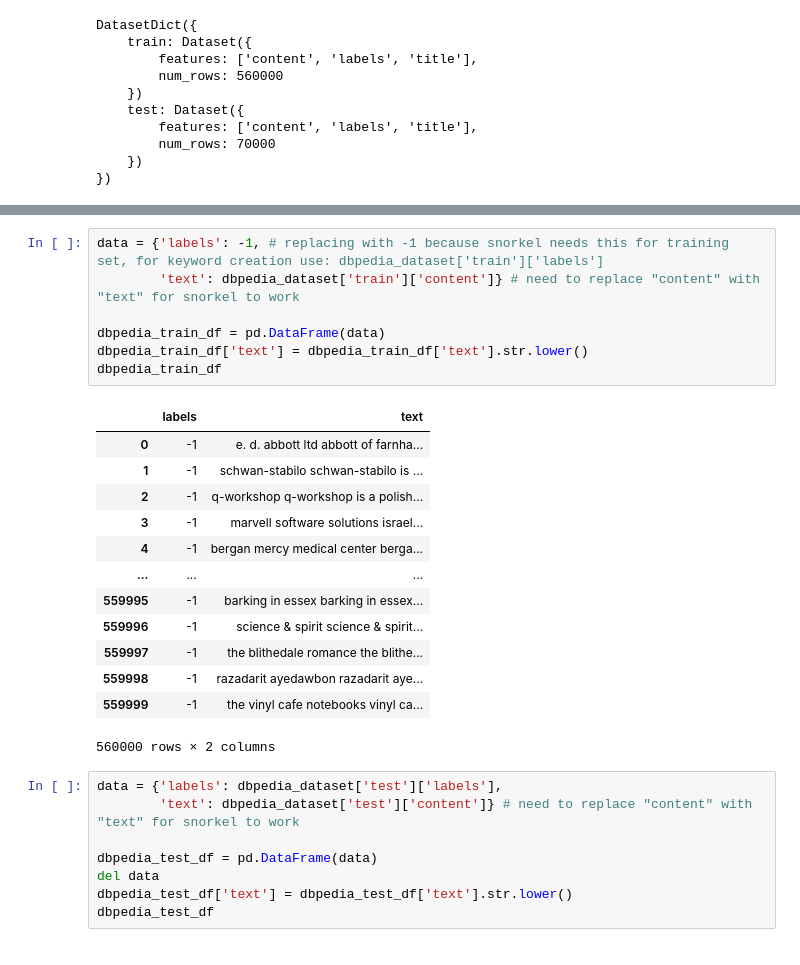
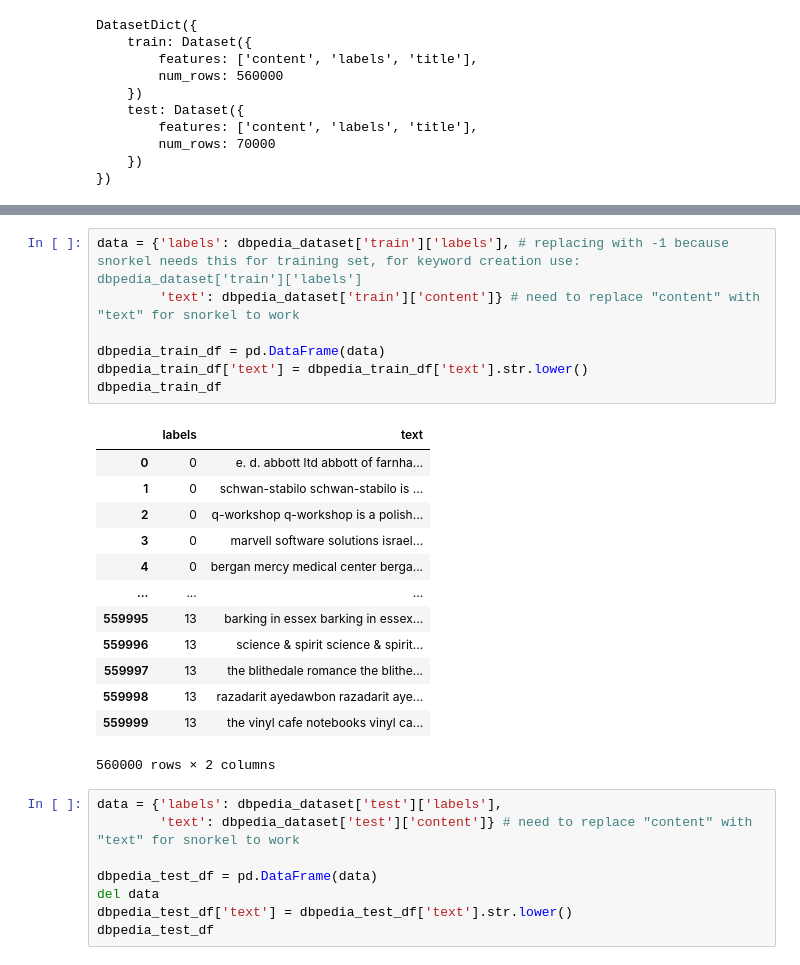
Before and after one commit to JayThibs/Weak-Supervised-Learning-Case-Study, a Jupyter notebook: text_classifier/notebooks/03_dbpedia_14_snorkel_dataset_labeling.ipynb, the cells around one changed output, grey strips where cells are left out. Drawn from its saved outputs; the diff is of its cells as text.

```diff
--- a/text_classifier/notebooks/03_dbpedia_14_snorkel_dataset_labeling.ipynb
+++ b/text_classifier/notebooks/03_dbpedia_14_snorkel_dataset_labeling.ipynb
@@ -43,23 +50,23 @@ DatasetDict({
 # %%
-data = {'labels': -1, # replacing with -1 because snorkel needs this for training set, for keyword creation use: dbpedia_dataset['train']['labels']
+data = {'labels': dbpedia_dataset['train']['labels'], # replacing with -1 because snorkel needs this for training set, for keyword creation use: dbpedia_dataset['train']['labels']
         'text': dbpedia_dataset['train']['content']} # need to replace "content" with "text" for snorkel to work
 
 dbpedia_train_df = pd.DataFrame(data)
 dbpedia_train_df['text'] = dbpedia_train_df['text'].str.lower()
 dbpedia_train_df
 # %% [output]
 |  | labels | text |
-| 0 | -1 | e. d. abbott ltd abbott of farnha... |
-| 1 | -1 | schwan-stabilo schwan-stabilo is ... |
-| 2 | -1 | q-workshop q-workshop is a polish... |
-| 3 | -1 | marvell software solutions israel... |
-| 4 | -1 | bergan mercy medical center berga... |
+| 0 | 0 | e. d. abbott ltd abbott of farnha... |
+| 1 | 0 | schwan-stabilo schwan-stabilo is ... |
+| 2 | 0 | q-workshop q-workshop is a polish... |
+| 3 | 0 | marvell software solutions israel... |
+| 4 | 0 | bergan mercy medical center berga... |
 | ... | ... | ... |
-| 559995 | -1 | barking in essex barking in essex... |
-| 559996 | -1 | science & spirit science & spirit... |
-| 559997 | -1 | the blithedale romance the blithe... |
-| 559998 | -1 | razadarit ayedawbon razadarit aye... |
-| 559999 | -1 | the vinyl cafe notebooks vinyl ca... |
+| 559995 | 13 | barking in essex barking in essex... |
+| 559996 | 13 | science & spirit science & spirit... |
+| 559997 | 13 | the blithedale romance the blithe... |
+| 559998 | 13 | razadarit ayedawbon razadarit aye... |
+| 559999 | 13 | the vinyl cafe notebooks vinyl ca... |
 560000 rows × 2 columns
 # %%
 data = {'labels': dbpedia_dataset['test']['labels'],
```
Also changed, not shown: parts of 28 cells of this notebook.
